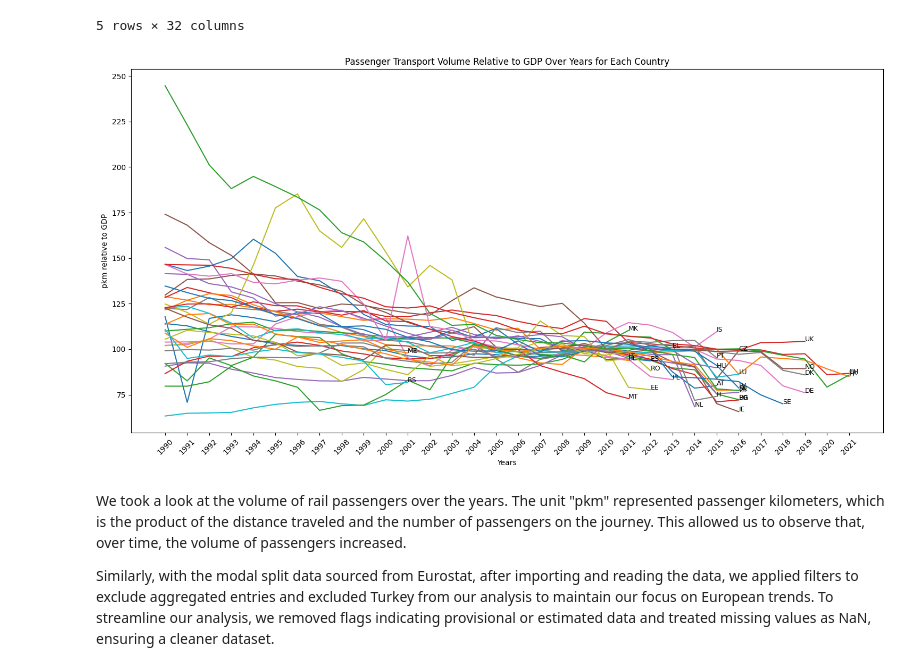
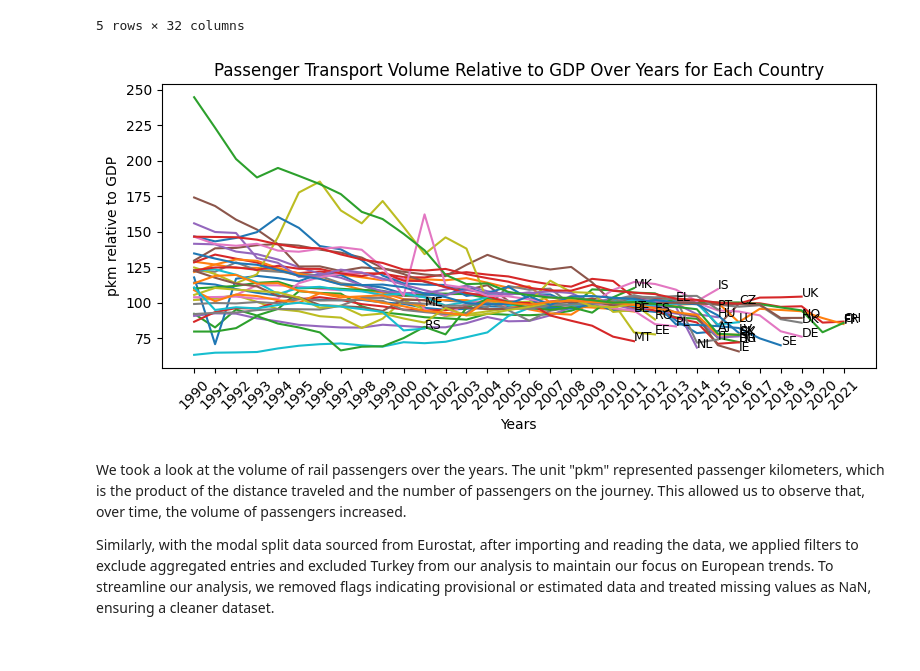
Before and after one commit to venetagrigorova/transport-modal-split, a Jupyter notebook: code/data-analysis.ipynb, the cells around one changed output. Cells and saved outputs as stored; diff of their text form; code cells hidden in the pictures.

```diff
--- a/code/data-analysis.ipynb
+++ b/code/data-analysis.ipynb
@@ -224,33 +224,33 @@ pkm_gdp_df.head()
 # %%
 # Function to plot data with country code labels on each line
 def plot_data_with_labels(df, title):
-    plt.figure(figsize=(15, 8))
+    plt.figure(figsize=(8, 4))
 
     # Convert the column names (years) to strings and sort them in ascending order for the x-axis
     year_columns = sorted(df.columns.astype(str))
 
     # Loop through each country and plot its data
     for country in df.index:
         # Ensure the data is in a float format for plotting and drop NaN values
         country_data = df.loc[country].reindex(year_columns).astype(float).dropna()
         if not country_data.empty:
             plt.plot(year_columns[:len(country_data)], country_data, label=country)
             # Add text label near the last point of each line
             last_year = year_columns[len(country_data) - 1]
             last_value = country_data.iloc[-1]
             plt.text(last_year, last_value, country, fontsize=9)
 
     plt.title(title)
     plt.xticks(rotation=45)
     plt.ylabel('pkm relative to GDP')
     plt.xlabel('Years')
     plt.tight_layout()
     plt.show()
 
 # Plotting Passenger Transport Volume Relative to GDP (pkm divided by GDP) with country labels
 plot_data_with_labels(pkm_gdp_df, 'Passenger Transport Volume Relative to GDP Over Years for Each Country')
 # %% [output]
-[figure, old version]
+[figure, new version]
 # %% [markdown]
 We took a look at the volume of rail passengers over the years. The unit "pkm" represented passenger kilometers, which is the product of the distance traveled and the number of passengers on the journey. This allowed us to observe that, over time, the volume of passengers increased.
 
```
Also changed, not shown: parts of 4 cells of this notebook.
